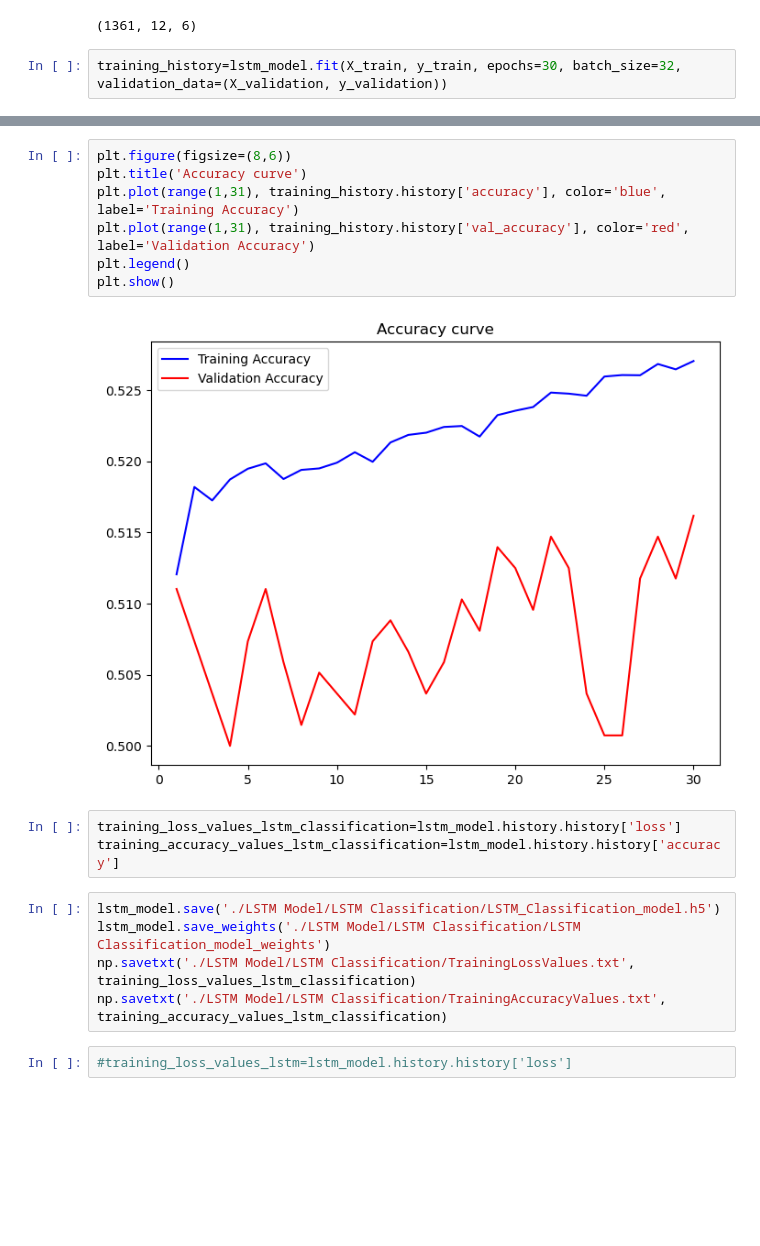
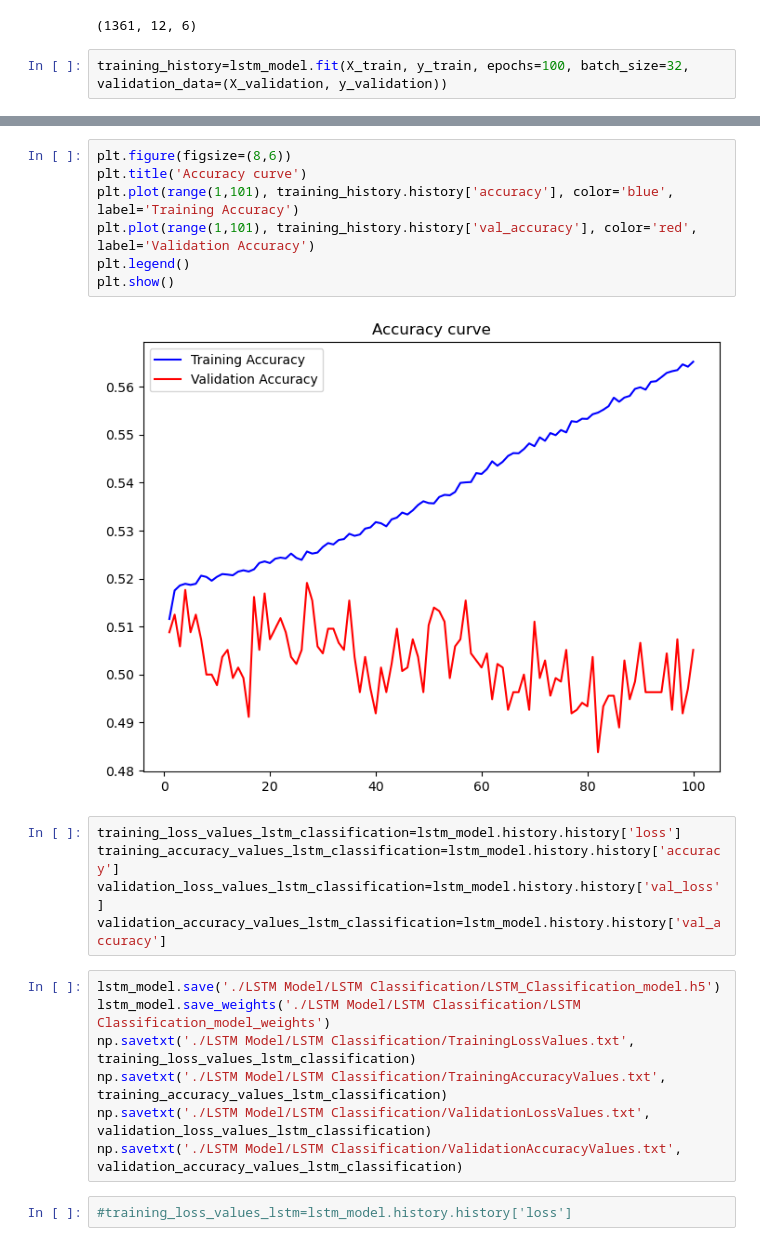
Before and after one commit to Farzad-ES/Crypto-Price-Forecasting, a Jupyter notebook: Time Series Forecaster.ipynb, the cells around one changed output, grey strips where cells are left out. Drawn from its saved outputs; the diff is of its cells as text; blank space fills up the shorter version.

Commit message:
LSTM classification model has been trained completely(still suffers from overfitting)

```diff
--- a/Time Series Forecaster.ipynb
+++ b/Time Series Forecaster.ipynb
@@ -285,5 +285,5 @@ X_test.shape
 # %% [output]
 (1361, 12, 6)
 # %%
-training_history=lstm_model.fit(X_train, y_train, epochs=30, batch_size=32, validation_data=(X_validation, y_validation))
+training_history=lstm_model.fit(X_train, y_train, epochs=100, batch_size=32, validation_data=(X_validation, y_validation))
 # %% [output]
@@ -316,20 +316,24 @@ plt.show()
 # %%
 plt.figure(figsize=(8,6))
 plt.title('Accuracy curve')
-plt.plot(range(1,31), training_history.history['accuracy'], color='blue', label='Training Accuracy')
-plt.plot(range(1,31), training_history.history['val_accuracy'], color='red', label='Validation Accuracy')
+plt.plot(range(1,101), training_history.history['accuracy'], color='blue', label='Training Accuracy')
+plt.plot(range(1,101), training_history.history['val_accuracy'], color='red', label='Validation Accuracy')
 plt.legend()
 plt.show()
 # %% [output]
-[figure, old version]
+[figure, new version]
 # %%
 training_loss_values_lstm_classification=lstm_model.history.history['loss']
 training_accuracy_values_lstm_classification=lstm_model.history.history['accuracy']
+validation_loss_values_lstm_classification=lstm_model.history.history['val_loss']
+validation_accuracy_values_lstm_classification=lstm_model.history.history['val_accuracy']
 # %%
 lstm_model.save('./LSTM Model/LSTM Classification/LSTM_Classification_model.h5')
 lstm_model.save_weights('./LSTM Model/LSTM Classification/LSTM Classification_model_weights')
 np.savetxt('./LSTM Model/LSTM Classification/TrainingLossValues.txt', training_loss_values_lstm_classification)
 np.savetxt('./LSTM Model/LSTM Classification/TrainingAccuracyValues.txt', training_accuracy_values_lstm_classification)
+np.savetxt('./LSTM Model/LSTM Classification/ValidationLossValues.txt', validation_loss_values_lstm_classification)
+np.savetxt('./LSTM Model/LSTM Classification/ValidationAccuracyValues.txt', validation_accuracy_values_lstm_classification)
 # %%
 #training_loss_values_lstm=lstm_model.history.history['loss']
 # %%
```
Also changed, not shown: parts of 3 cells of this notebook, 7 other files.
